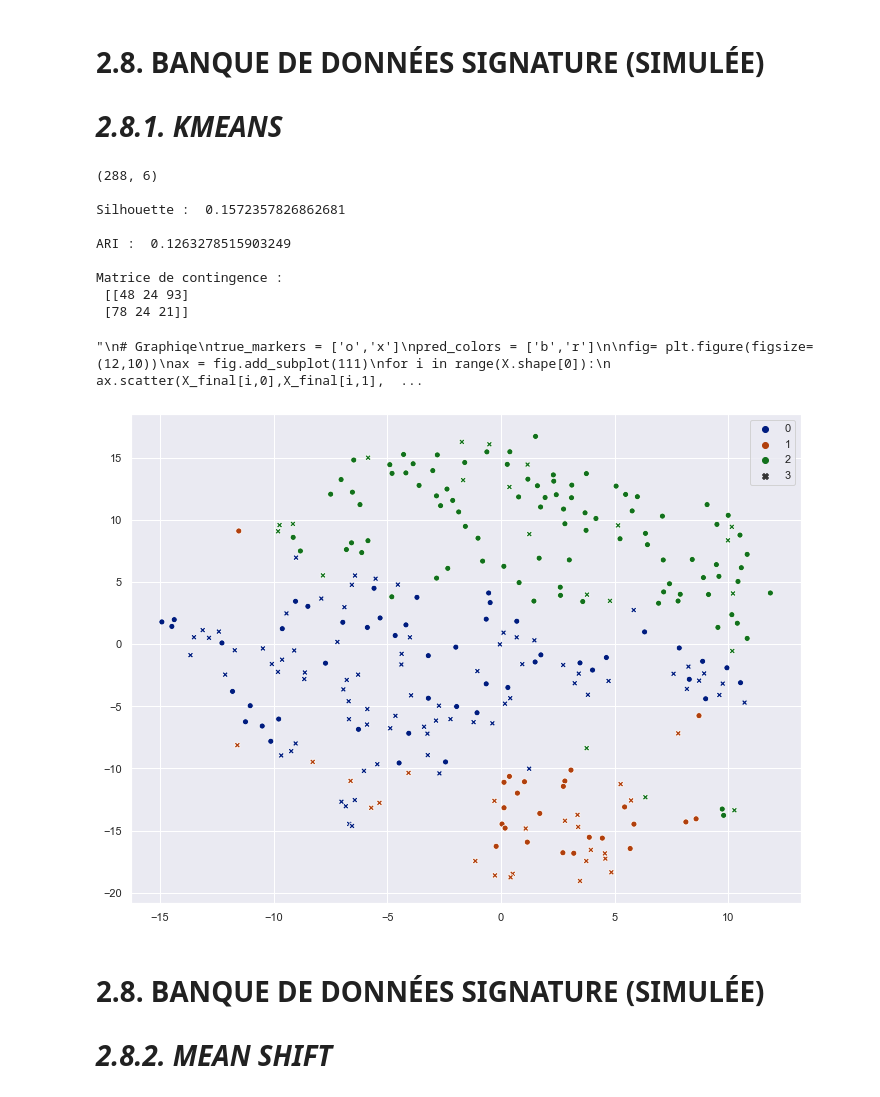
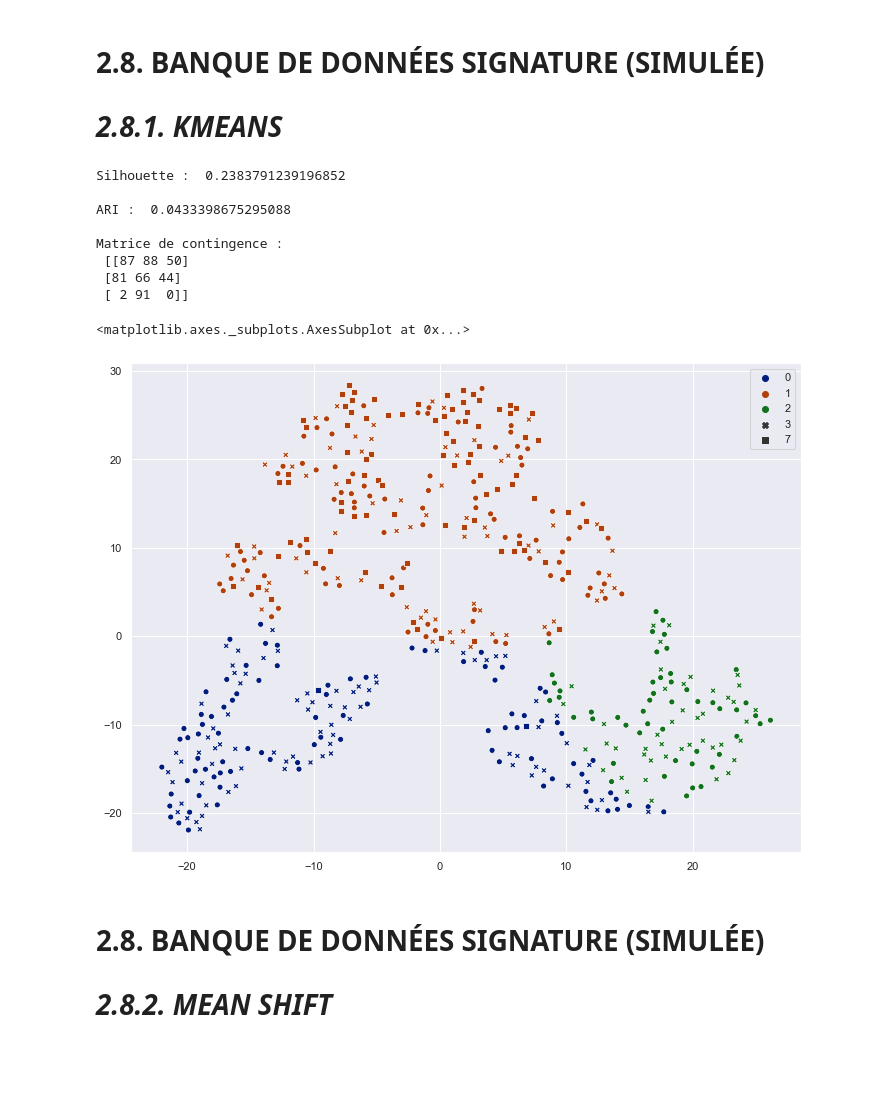
Before and after one commit to pnplab/ML_CRIUSMM, a Jupyter notebook: cours_4/cours_4.ipynb, the cells around one changed output. Drawn from its saved outputs; the diff is of its cells as text; code cells hidden in the pictures; blank space fills up the shorter version.

```diff
--- a/cours_4/cours_4.ipynb
+++ b/cours_4/cours_4.ipynb
@@ -332,10 +332,9 @@ data = data[data.CIMDX != 1]
 data = data[data.CIMDX != 4]
 data = data[data.CIMDX != 5]
 data = data[data.CIMDX != 6]
-data = data.dropna()
+data = data[data.CIMDX != 0]
 
-features_cols = ['AGE', 'UPPSPPU', 'SES', 'BGHTTD', 'CEVQOTP', 'PHQ9TT']
-#features_cols = ['AGE', 'UPPSPPU', 'SES']
+features_cols = ['PHQ9TT', 'CEVQOTT', 'DAST10TT', 'AUDITTT', 'STAIYTT']
 
 X = data.loc[:, features_cols]
 y = data['CIMDX'].astype(int)
@@ -345,60 +344,45 @@ X = scaler.fit_transform(X)
 
 # -----------------------------------------------------------------------------
 # ÉTAPE 4 : définir et entraîner le modèle
 # -----------------------------------------------------------------------------
 
 k = 3
 
-X_PCA = PCA(n_components=k).fit_transform(X)
+X_PCA = PCA(n_components=2).fit_transform(X)
+
 X_final = X_PCA
+#X_final = X
+
 model = KMeans(n_clusters=k, random_state=0)
 model.fit(X_final)
-print(X.shape)
+
 labels_pred = model.labels_
 labels_true = np.array(y.astype(int))
 
 if np.max(labels_pred) > 0:
     silhouette = metrics.silhouette_score(X, labels_pred)
 ARI = metrics.adjusted_rand_score(labels_true, labels_pred)
 
 print('\nSilhouette : ', silhouette)
 print('\nARI : ', ARI)
 print('\nMatrice de contingence : \n', metrics.cluster.contingency_matrix(labels_true, labels_pred))
 
 # tSNE
 X_embedded = TSNE(n_components=2).fit_transform(X_final)
 sns.set(rc={'figure.figsize':(12,9)})
 palette = sns.color_palette("dark", k)
 sns.scatterplot(X_embedded[:,0], X_embedded[:,1], hue=labels_pred, style=labels_true, legend='full', palette=palette)
-
-"""
-# Graphiqe
-true_markers = ['o','x']
-pred_colors = ['b','r']
-
-fig= plt.figure(figsize=(12,10))
-ax = fig.add_subplot(111)
-for i in range(X.shape[0]):
-    ax.scatter(X_final[i,0],X_final[i,1], marker=true_markers[labels_true[i]-2], c=pred_colors[labels_pred[i]], s=100)
-
-legend_elements = [Patch(facecolor='b', edgecolor='b', label='Pred 0'),
-                   Patch(facecolor='r', edgecolor='r', label='Pred 1'),
-                   Line2D([0], [0], marker='o', color='k', label='True 2', markerfacecolor='k', markersize=10),
-                   Line2D([0], [0], marker='x', color='k', label='True 3', markerfacecolor='k', markersize=10)]
-ax.legend(handles=legend_elements)
-"""
 # %% [output]
-(288, 6)
+Silhouette :  0.2383791239196852
 
-Silhouette :  0.1572357826862681
-
-ARI :  0.1263278515903249
+ARI :  0.0433398675295088
 
 Matrice de contingence :
- [[48 24 93]
- [78 24 21]]
+ [[87 88 50]
+ [81 66 44]
+ [ 2 91  0]]
-"\n# Graphiqe\ntrue_markers = ['o','x']\npred_colors = ['b','r']\n\nfig= plt.figure(figsize=(12,10))\nax = fig.add_subplot(111)\nfor i in range(X.shape[0]):\n    ax.scatter(X_final[i,0],X_final[i,1],  ...
+<matplotlib.axes._subplots.AxesSubplot at 0x...>
-[figure, old version]
+[figure, new version]
 # %% [markdown]
 # 2.8. BANQUE DE DONNÉES SIGNATURE (SIMULÉE)
 
```
Also changed, not shown: parts of 4 cells of this notebook, 1 other file.
